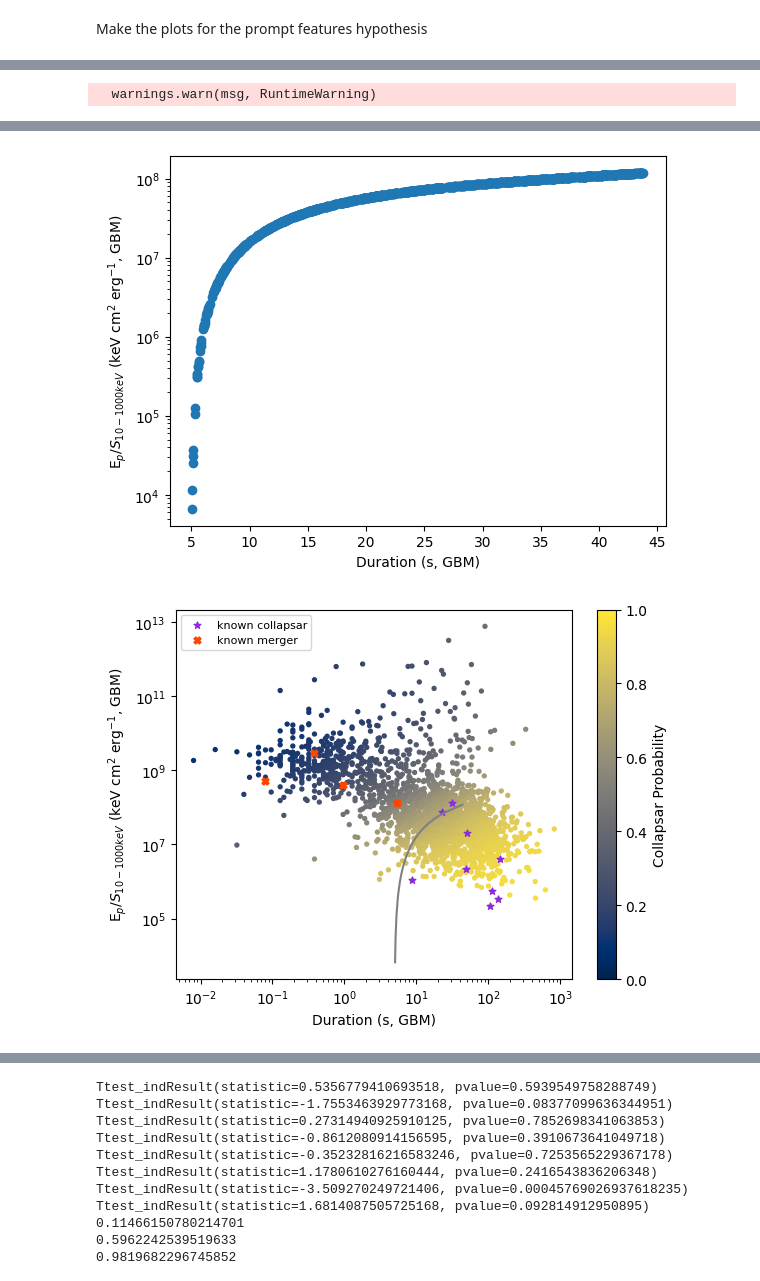
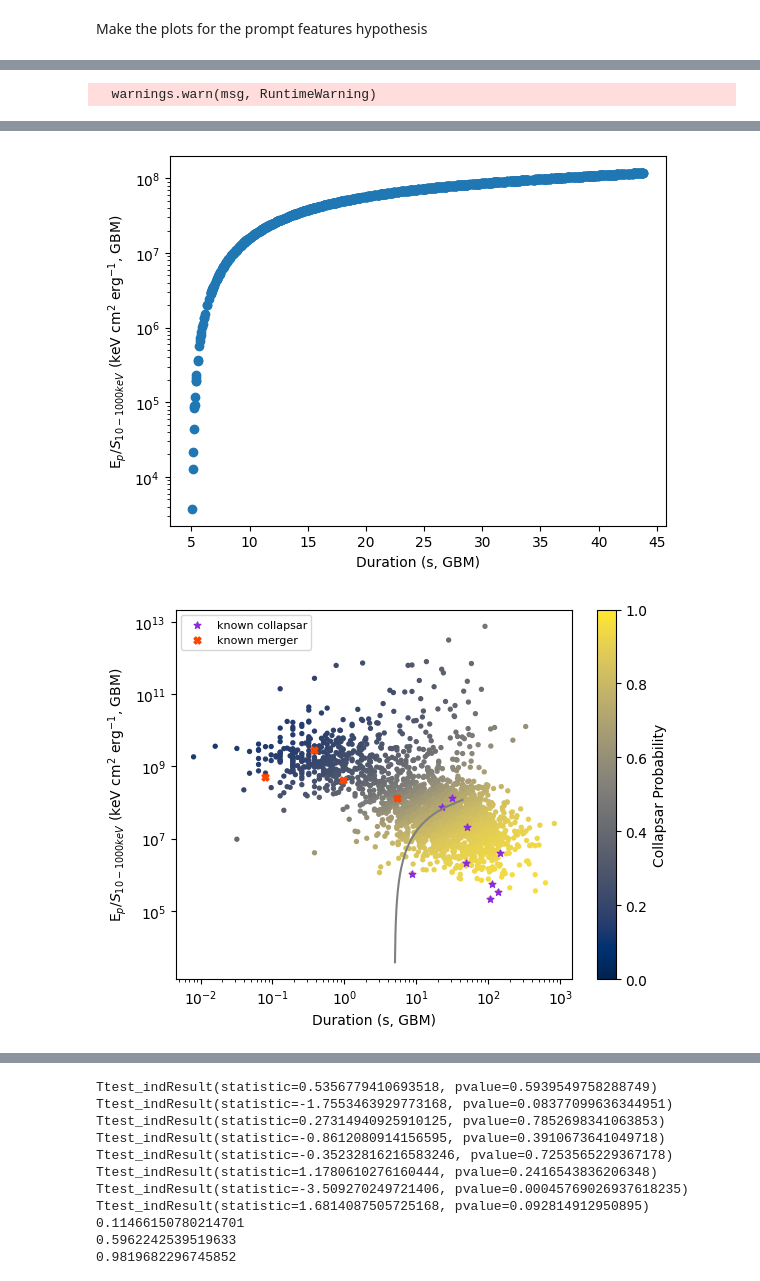
Before and after one commit to PiNuessle/Novel_SVM_GRB_Progenitor_Classifier, a Jupyter notebook: Main_Analysis.ipynb, the cells around one changed output, grey strips where cells are left out. Saved outputs shown, nothing was run; the diff lists cells and outputs as text; code cells hidden in the pictures.

```diff
--- a/Main_Analysis.ipynb
+++ b/Main_Analysis.ipynb
@@ -243,7 +244,7 @@ def k_func(p_1, p_2, peak_E_guess, z_sim):
 from scipy.special import erfinv
 def lower_limit_finder(duration):
     #totally not written by running it in wolfram-alpha's web version a bunch of times first ;)
-    lower_limit=0.398942*np.exp(-erfinv(0.9*duration**2)/duration**4)/duration
+    lower_limit=0.398942*np.exp(-erfinv(duration**2)/duration**4)/duration
     return lower_limit
 ########
 from astropy.cosmology import FlatLambdaCDM
@@ -368,5 +369,5 @@ plt.show()
-[figure, old version]
+[figure, new version]
-[figure, old version]
+[figure, new version]
 # %%
 ########
 if 'fluence_mod' in locals():
```
Also changed, not shown: parts of 5 cells of this notebook, 1 other file.
